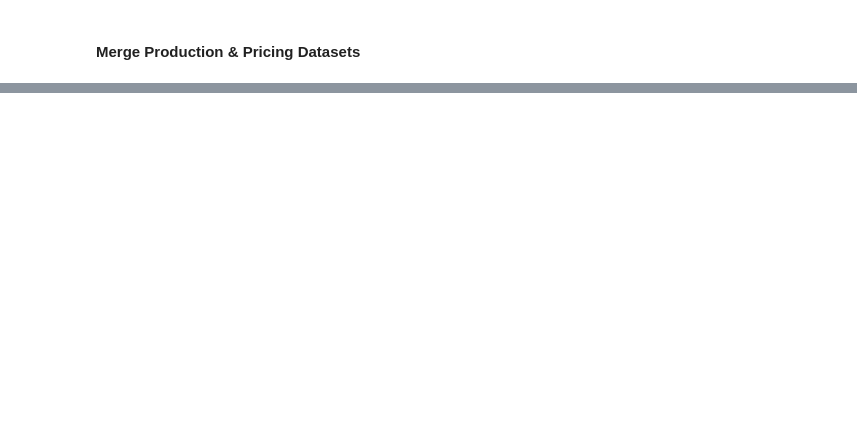
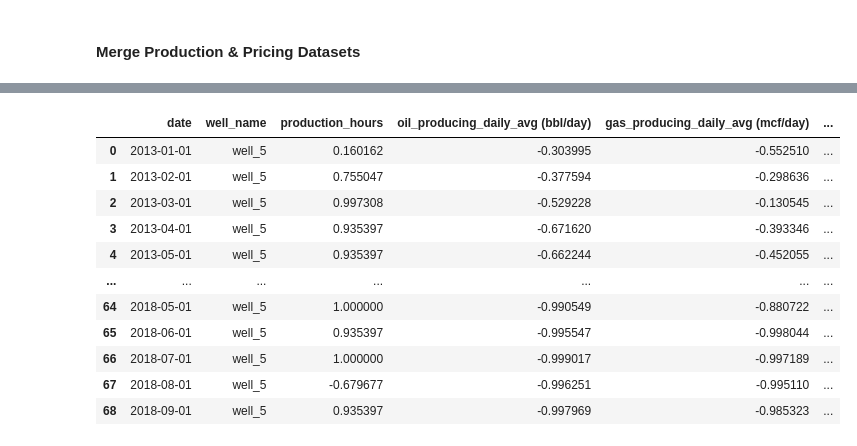
Before and after one commit to ryan-bulger/5511-Final-Project, a Jupyter notebook: lstm-oil-production-forecasting.ipynb, the cells around one changed output, grey strips where cells are left out. Drawn from its saved outputs; the diff is of its cells as text; code cells hidden in the pictures; blank space fills up the shorter version.

```diff
--- a/lstm-oil-production-forecasting.ipynb
+++ b/lstm-oil-production-forecasting.ipynb
@@ -179,6 +752,76 @@ df
 # %%
-well_1_df = df[df['well_name']=='well_1']
-well_2_df = df[df['well_name']=='well_2']
-well_3_df = df[df['well_name']=='well_3']
-well_4_df = df[df['well_name']=='well_4']
-well_5_df = df[df['well_name']=='well_5']
+# Establish the shared date bounds and include a well_shut_in flag before creating per-well datasets
+global_min_date = df['date'].min()
+global_max_date = df['date'].max()
+well_names = sorted(df['well_name'].unique())
+
+# Well-specific maximum dates after which no additional months should be padded
+well_end_dates = {
+    'well_1': pd.Timestamp('2020-12-01'),
+    'well_2': pd.Timestamp('2021-05-01'),
+    'well_3': pd.Timestamp('2019-09-01'),
+    'well_4': pd.Timestamp('2022-01-01'),
+    'well_5': pd.Timestamp('2018-09-01'),
+}
+
+filled_well_dfs = {}
+
+for well_name in well_names:
+    well_df = df[df['well_name'] == well_name].sort_values('date')
+    if well_df.empty:
+        continue
+
+    end_date = well_end_dates.get(well_name, global_max_date)
+    well_df = well_df[well_df['date'] <= end_date]
+
+    first_prod_date = well_df['date'].min()
+    if pd.isna(first_prod_date):
+        continue
+
+    start_date = max(global_min_date, first_prod_date)
+
+    if start_date > end_date:
+        continue
+
+    monthly_index = pd.date_range(start=start_date, end=end_date, freq='MS')
+
+    reindexed = well_df.set_index('date').reindex(monthly_index)
+    missing_mask = reindexed['well_name'].isna()
+
+    reindexed['well_name'] = well_name
+    reindexed['well_shut_in'] = np.where(missing_mask, 1, 0)
+
+    reindexed = reindexed.reset_index().rename(columns={'index': 'date'})
+    filled_well_dfs[well_name] = reindexed
+
+# Combine all wells so any downstream analysis has aligned monthly coverage
+shut_in_augmented_df = (
+    pd.concat(filled_well_dfs.values(), ignore_index=True)
+      .sort_values(['well_name', 'date'])
+)
+
+# Create convenience DataFrames for each individual well from the gap-filled data
+augmented_well_dfs = {
+    well_name: filled_well_dfs.get(well_name, pd.DataFrame())
+    for well_name in ['well_1', 'well_2', 'well_3', 'well_4', 'well_5']
+}
+
+# Split wells into individual datasets for training and analysis
+well_1_df = augmented_well_dfs['well_1']
+well_2_df = augmented_well_dfs['well_2']
+well_3_df = augmented_well_dfs['well_3']
+well_4_df = augmented_well_dfs['well_4']
+well_5_df = augmented_well_dfs['well_5']
+# %% [output]
+|  | date | well_name | production_hours | oil_producing_daily_avg (bbl/day) | gas_producing_daily_avg (mcf/day) | ... |
+| 0 | 2013-01-01 | well_5 | 0.160162 | -0.303995 | -0.552510 | ... |
+| 1 | 2013-02-01 | well_5 | 0.755047 | -0.377594 | -0.298636 | ... |
+| 2 | 2013-03-01 | well_5 | 0.997308 | -0.529228 | -0.130545 | ... |
+| 3 | 2013-04-01 | well_5 | 0.935397 | -0.671620 | -0.393346 | ... |
+| 4 | 2013-05-01 | well_5 | 0.935397 | -0.662244 | -0.452055 | ... |
+| ... | ... | ... | ... | ... | ... | ... |
+| 64 | 2018-05-01 | well_5 | 1.000000 | -0.990549 | -0.880722 | ... |
+| 65 | 2018-06-01 | well_5 | 0.935397 | -0.995547 | -0.998044 | ... |
+| 66 | 2018-07-01 | well_5 | 1.000000 | -0.999017 | -0.997189 | ... |
+| 67 | 2018-08-01 | well_5 | -0.679677 | -0.996251 | -0.995110 | ... |
+| 68 | 2018-09-01 | well_5 | 0.935397 | -0.997969 | -0.985323 | ... |
```
Also changed, not shown: parts of 57 cells of this notebook, 1 other file.
